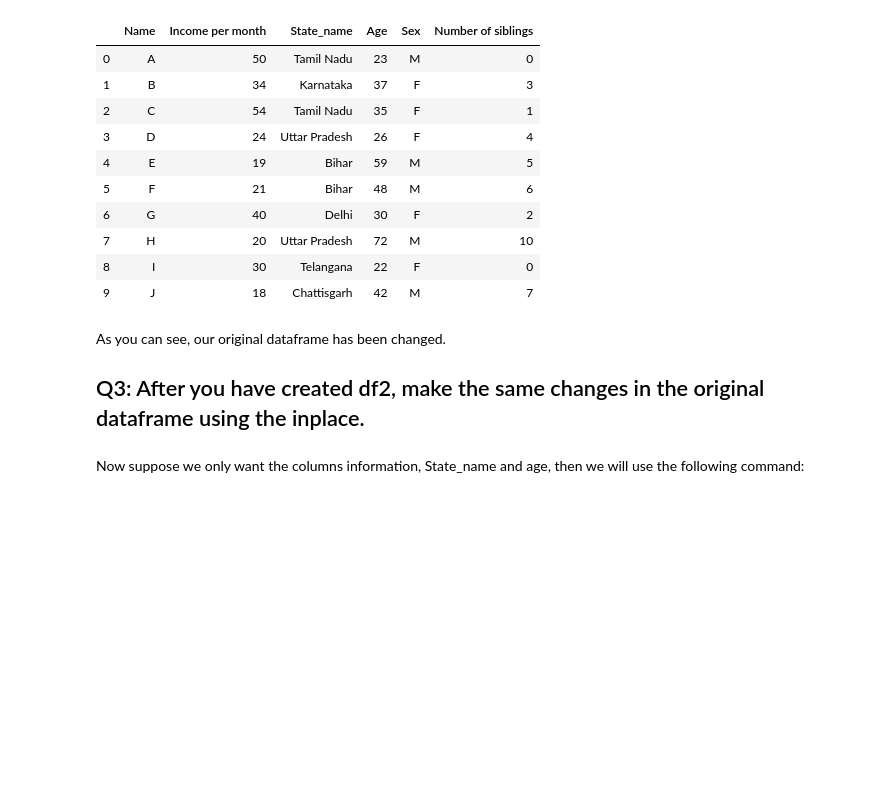
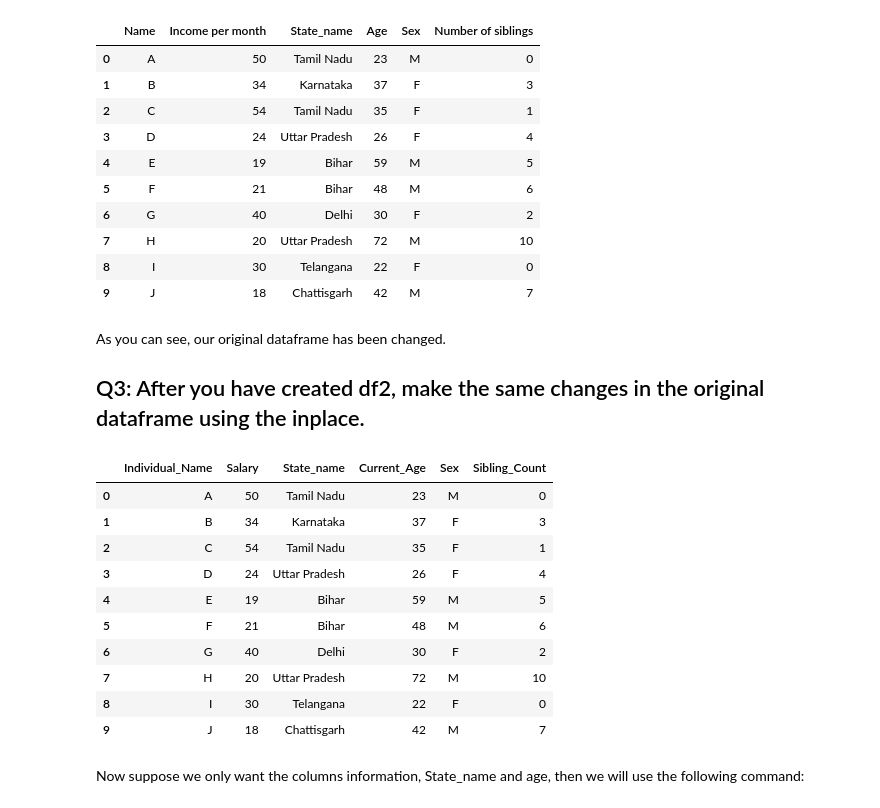
Before and after one commit to aimlcommunity/Breast-Cancer-Detection-using-Machine-Learning, a Jupyter notebook: Week 1- Breast Cancer detection proejct.ipynb, the cells around one changed output. Saved outputs shown, nothing was run; the diff lists cells and outputs as text; code cells hidden in the pictures; blank space fills up the shorter version.

```diff
--- a/Week 1- Breast Cancer detection proejct.ipynb
+++ b/Week 1- Breast Cancer detection proejct.ipynb
@@ -261,6 +287,21 @@ df
 As you can see, our original dataframe has been changed.
 
 ## Q3: After you have created df2, make the same changes in the original dataframe using the inplace.
+# %%
+df.rename(columns={"Name":"Individual_Name", "Income per month":"Salary", "State":"State_name", "Age":"Current_Age", "Number of siblings" : "Sibling_Count"}, inplace=True)
+df
+# %% [output]
+|  | Individual_Name | Salary | State_name | Current_Age | Sex | Sibling_Count |
+| 0 | A | 50 | Tamil Nadu | 23 | M | 0 |
+| 1 | B | 34 | Karnataka | 37 | F | 3 |
+| 2 | C | 54 | Tamil Nadu | 35 | F | 1 |
+| 3 | D | 24 | Uttar Pradesh | 26 | F | 4 |
+| 4 | E | 19 | Bihar | 59 | M | 5 |
+| 5 | F | 21 | Bihar | 48 | M | 6 |
+| 6 | G | 40 | Delhi | 30 | F | 2 |
+| 7 | H | 20 | Uttar Pradesh | 72 | M | 10 |
+| 8 | I | 30 | Telangana | 22 | F | 0 |
+| 9 | J | 18 | Chattisgarh | 42 | M | 7 |
 # %% [markdown]
 Now suppose we only want the columns information, State_name and age, then we will use the following command:
 # %%
```
Also changed, not shown: parts of 14 cells of this notebook.
